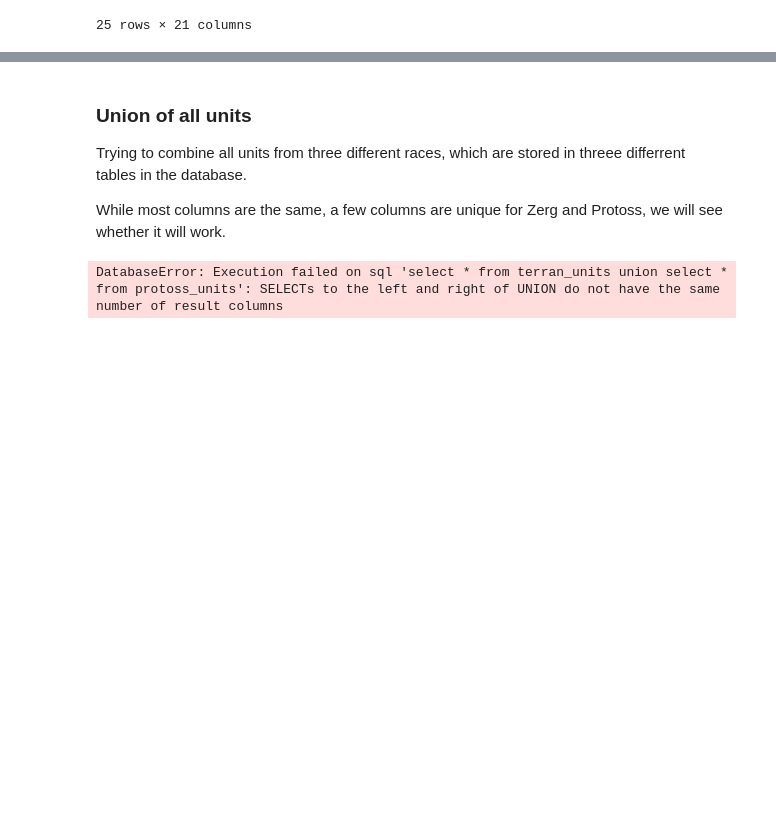
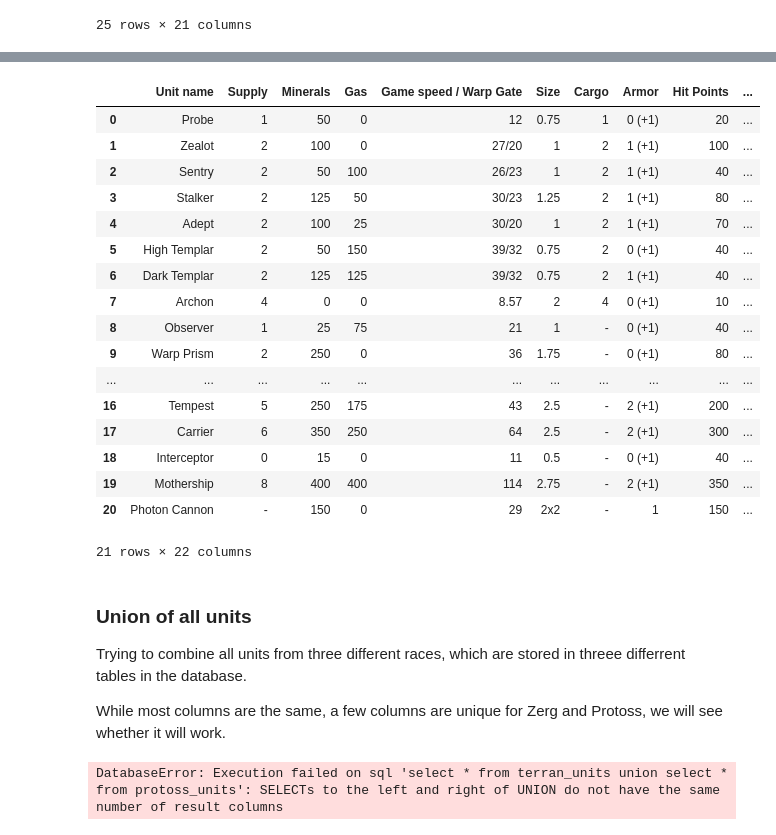
Before and after one commit to python-wizard-old/SQLite_python_starcraft2_units_data, a Jupyter notebook: units_sc2_sqlite.ipynb, the cells around one changed output, grey strips where cells are left out. Saved outputs shown, nothing was run; the diff lists cells and outputs as text; code cells hidden in the pictures; blank space fills up the shorter version.

```diff
--- a/units_sc2_sqlite.ipynb
+++ b/units_sc2_sqlite.ipynb
@@ -38,3 +65,24 @@ terran_units
+# %%
+protoss_units
+# %% [output]
+|  | Unit name | Supply | Minerals | Gas | Game speed / Warp Gate | Size | Cargo | Armor | Hit Points | ... |
+| 0 | Probe | 1 | 50 | 0 | 12 | 0.75 | 1 | 0 (+1) | 20 | ... |
+| 1 | Zealot | 2 | 100 | 0 | 27/20 | 1 | 2 | 1 (+1) | 100 | ... |
+| 2 | Sentry | 2 | 50 | 100 | 26/23 | 1 | 2 | 1 (+1) | 40 | ... |
+| 3 | Stalker | 2 | 125 | 50 | 30/23 | 1.25 | 2 | 1 (+1) | 80 | ... |
+| 4 | Adept | 2 | 100 | 25 | 30/20 | 1 | 2 | 1 (+1) | 70 | ... |
+| 5 | High Templar | 2 | 50 | 150 | 39/32 | 0.75 | 2 | 0 (+1) | 40 | ... |
+| 6 | Dark Templar | 2 | 125 | 125 | 39/32 | 0.75 | 2 | 1 (+1) | 40 | ... |
+| 7 | Archon | 4 | 0 | 0 | 8.57 | 2 | 4 | 0 (+1) | 10 | ... |
+| 8 | Observer | 1 | 25 | 75 | 21 | 1 | - | 0 (+1) | 40 | ... |
+| 9 | Warp Prism | 2 | 250 | 0 | 36 | 1.75 | - | 0 (+1) | 80 | ... |
+| ... | ... | ... | ... | ... | ... | ... | ... | ... | ... | ... |
+| 16 | Tempest | 5 | 250 | 175 | 43 | 2.5 | - | 2 (+1) | 200 | ... |
+| 17 | Carrier | 6 | 350 | 250 | 64 | 2.5 | - | 2 (+1) | 300 | ... |
+| 18 | Interceptor | 0 | 15 | 0 | 11 | 0.5 | - | 0 (+1) | 40 | ... |
+| 19 | Mothership | 8 | 400 | 400 | 114 | 2.75 | - | 2 (+1) | 350 | ... |
+| 20 | Photon Cannon | - | 150 | 0 | 29 | 2x2 | - | 1 | 150 | ... |
+21 rows × 22 columns
 # %% [markdown]
 ### Union of all units
 Trying to combine all units from three different races, which are stored in threee differrent tables in the database.
```
Also changed, not shown: parts of 34 cells of this notebook, 3 other files.
